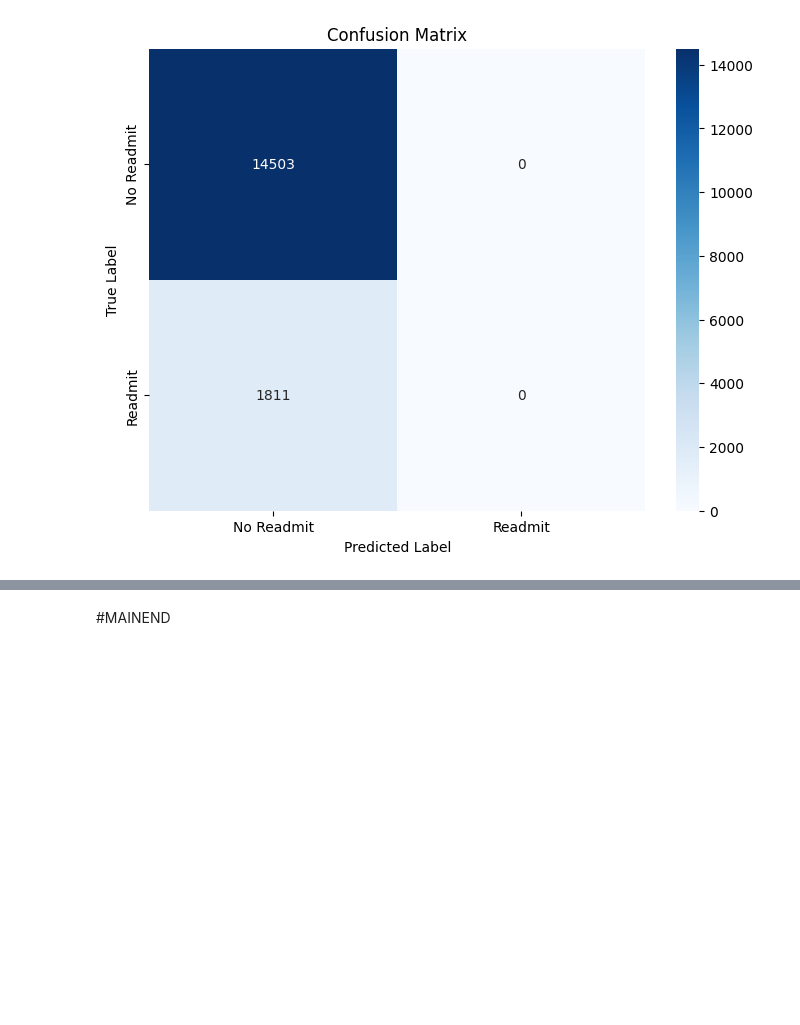
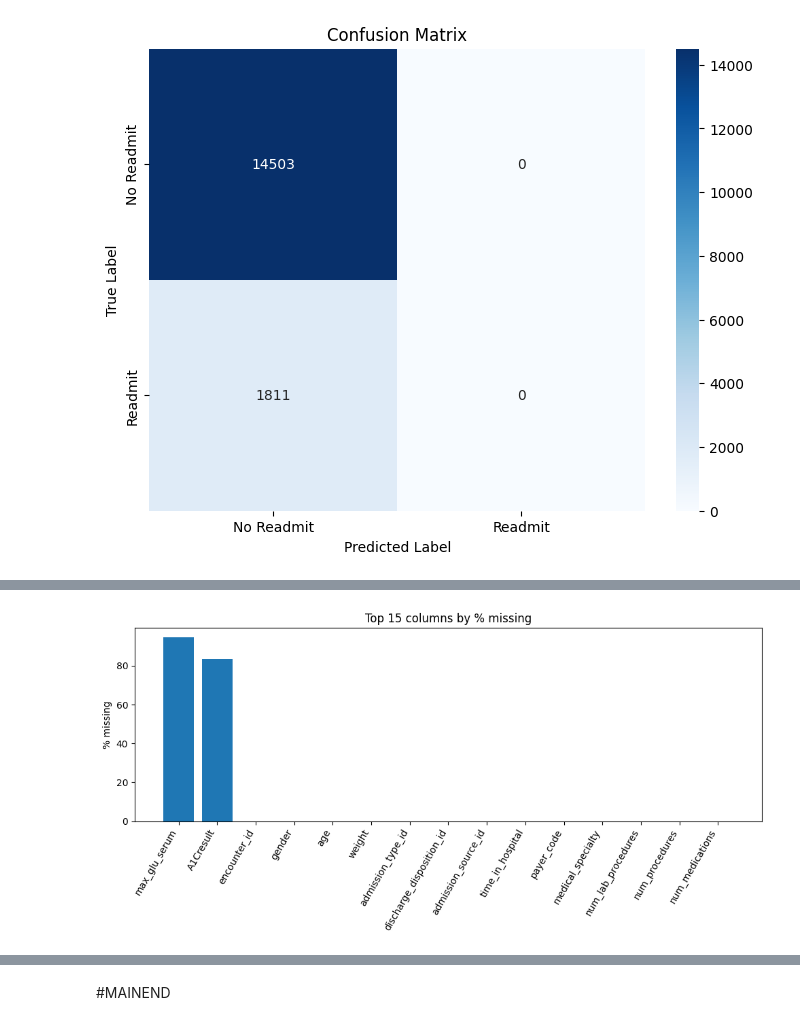
Before and after one commit to TLKline/AIHC-5010-Winter-2026, a Jupyter notebook: Project-1/readmit30/notebooks/Assignment1_Colab_Workflow.ipynb, the cells around one changed output, grey strips where cells are left out. Cells and saved outputs as stored; diff of their text form; code cells hidden in the pictures; blank space fills up the shorter version.

Commit message:
Update Assignment1_Colab_Workflow.ipynb from Colab test5

```diff
--- a/Project-1/readmit30/notebooks/Assignment1_Colab_Workflow.ipynb
+++ b/Project-1/readmit30/notebooks/Assignment1_Colab_Workflow.ipynb
@@ -326,3 +326,80 @@ Brier Score: 0.1202
 [figure]
 [figure]
 [figure]
+# %%
+import pandas as pd
+import matplotlib.pyplot as plt
+
+# --- Automatically find the DataFrame ---
+dfs = {k: v for k, v in globals().items() if isinstance(v, pd.DataFrame)}
+
+if len(dfs) == 0:
+    raise ValueError("No pandas DataFrame found in the notebook.")
+elif len(dfs) > 1:
+    print("Multiple DataFrames found. Using the first one:")
+    print(list(dfs.keys()))
+
+df_name, df = next(iter(dfs.items()))
+print(f"Using DataFrame: `{df_name}` with shape {df.shape}")
+
+# 1) Missingness table: count + percent missing (sorted high → low)
+missing_count = df.isna().sum()
+missing_pct = (missing_count / len(df) * 100).round(2)
+
+missingness_table = (
+    pd.DataFrame({
+        "missing_count": missing_count,
+        "missing_pct": missing_pct
+    })
+    .sort_values(by="missing_pct", ascending=False)
+)
+
+display(missingness_table)
+
+# 2) Bar plot: top 15 columns by % missing
+top_n = 15
+top_missing = missingness_table.head(top_n)
+
+plt.figure(figsize=(10, 5))
+plt.bar(top_missing.index.astype(str), top_missing["missing_pct"])
+plt.xticks(rotation=60, ha="right")
+plt.ylabel("% missing")
+plt.title(f"Top {top_n} columns by % missing")
+plt.tight_layout()
+plt.show()
+
+# 3) Recommendations
+acceptable_cols = missingness_table[missingness_table["missing_pct"] < 5].head(3)
+problematic_cols = missingness_table[missingness_table["missing_pct"] > 30].head(3)
+
+def recommend_action(col, pct):
+    col_lower = col.lower()
+    series = df[col]
+
+    investigate_keywords = [
+        "date", "time", "timestamp", "id", "mrn", "note",
+        "comment", "text", "reason", "site"
+    ]
+
+    if any(k in col_lower for k in investigate_keywords):
+        return "investigate collection (likely workflow or documentation-related)"
+
+    if pct >= 60:
+        return "drop (very high missingness; limited modeling utility)"
+
+    if pd.api.types.is_numeric_dtype(series):
+        return "impute (median) + add missing-indicator"
+    else:
+        return "impute (mode/'Unknown') + add missing-indicator"
+
+print("\n📌 Missingness recommendations\n")
+
+print("Acceptable missingness (<5%):")
+for col, row in acceptable_cols.iterrows():
+    print(f"- {col}: {row['missing_pct']}% missing (acceptable)")
+
+print("\nProblematic missingness (>30%):")
+for col, row in problematic_cols.iterrows():
+    action = recommend_action(col, row["missing_pct"])
+    print(f"- {col}: {row['missing_pct']}% missing → {action}")
+# %% [output]
@@ -328,0 +426 @@ Brier Score: 0.1202
+[figure, added]
```
Also changed, not shown: parts of 3 cells of this notebook.
